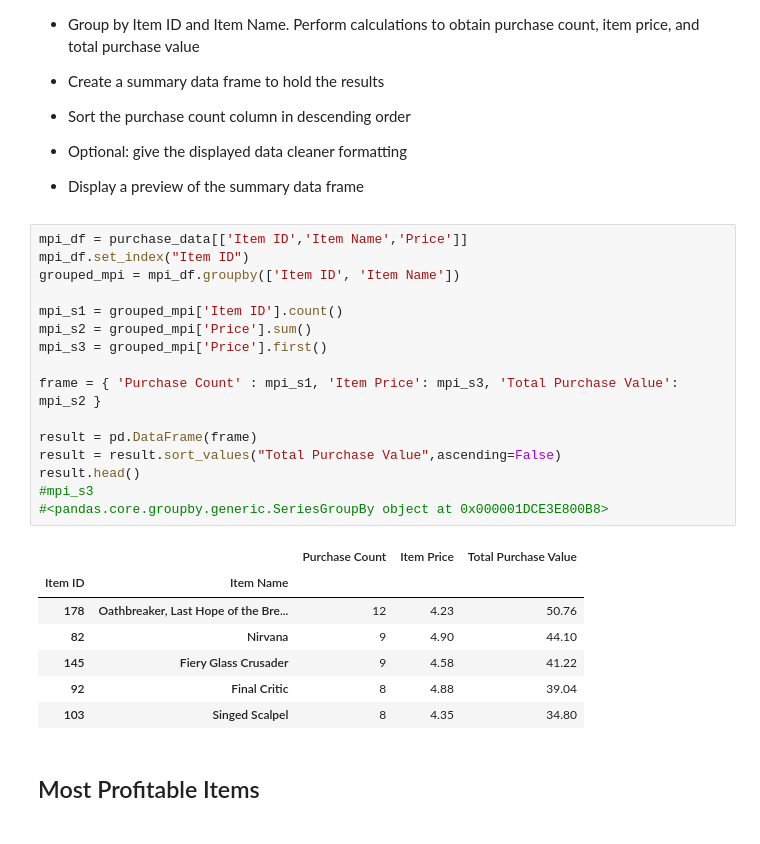
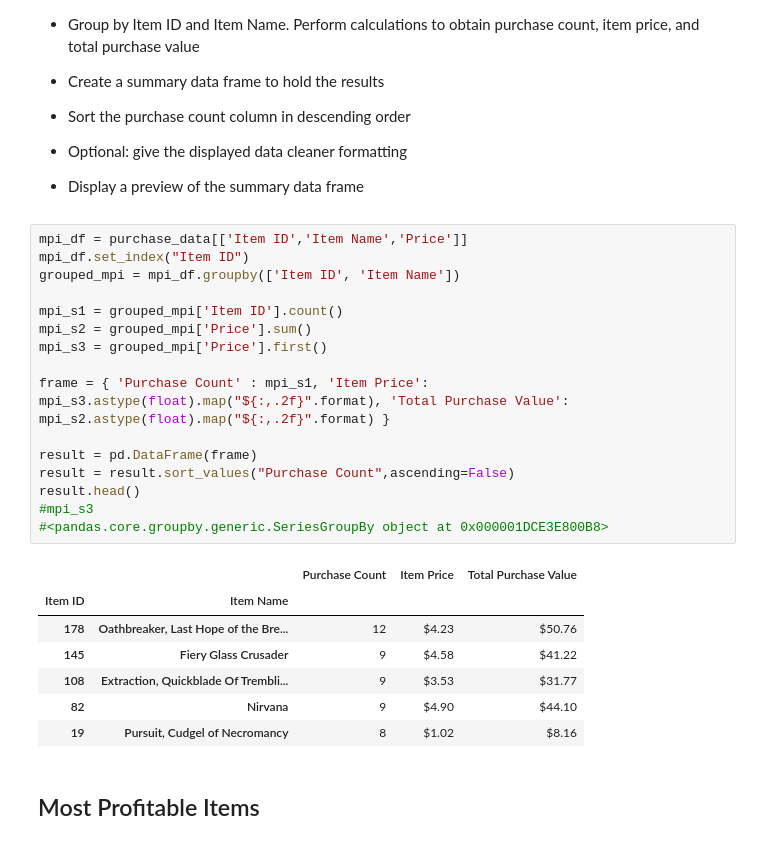
Before and after one commit to fcastrow/Homework_Week4_Pandas, a Jupyter notebook: HeroesOfPymoli_FFC.ipynb, the cells around one changed output. Cells and saved outputs as stored; diff of their text form.

```diff
--- a/HeroesOfPymoli_FFC.ipynb
+++ b/HeroesOfPymoli_FFC.ipynb
@@ -413,27 +420,27 @@ result.head()
 # %%
 mpi_df = purchase_data[['Item ID','Item Name','Price']]
 mpi_df.set_index("Item ID")
 grouped_mpi = mpi_df.groupby(['Item ID', 'Item Name'])
 
 mpi_s1 = grouped_mpi['Item ID'].count()
 mpi_s2 = grouped_mpi['Price'].sum()
 mpi_s3 = grouped_mpi['Price'].first()
 
-frame = { 'Purchase Count' : mpi_s1, 'Item Price': mpi_s3, 'Total Purchase Value': mpi_s2 }
+frame = { 'Purchase Count' : mpi_s1, 'Item Price': mpi_s3.astype(float).map("${:,.2f}".format), 'Total Purchase Value': mpi_s2.astype(float).map("${:,.2f}".format) }
 
 result = pd.DataFrame(frame)
-result = result.sort_values("Total Purchase Value",ascending=False)
+result = result.sort_values("Purchase Count",ascending=False)
 result.head()
 #mpi_s3
 #<pandas.core.groupby.generic.SeriesGroupBy object at 0x000001DCE3E800B8>
 # %% [output]
 |  |  | Purchase Count | Item Price | Total Purchase Value |
 | Item ID | Item Name |  |  |  |
-| 178 | Oathbreaker, Last Hope of the Bre... | 12 | 4.23 | 50.76 |
-| 82 | Nirvana | 9 | 4.90 | 44.10 |
-| 145 | Fiery Glass Crusader | 9 | 4.58 | 41.22 |
-| 92 | Final Critic | 8 | 4.88 | 39.04 |
-| 103 | Singed Scalpel | 8 | 4.35 | 34.80 |
+| 178 | Oathbreaker, Last Hope of the Bre... | 12 | $4.23 | $50.76 |
+| 145 | Fiery Glass Crusader | 9 | $4.58 | $41.22 |
+| 108 | Extraction, Quickblade Of Trembli... | 9 | $3.53 | $31.77 |
+| 82 | Nirvana | 9 | $4.90 | $44.10 |
+| 19 | Pursuit, Cudgel of Necromancy | 8 | $1.02 | $8.16 |
 # %% [markdown]
 ## Most Profitable Items
 # %% [markdown]
```
Also changed, not shown: parts of 9 cells of this notebook, 1 other file.
